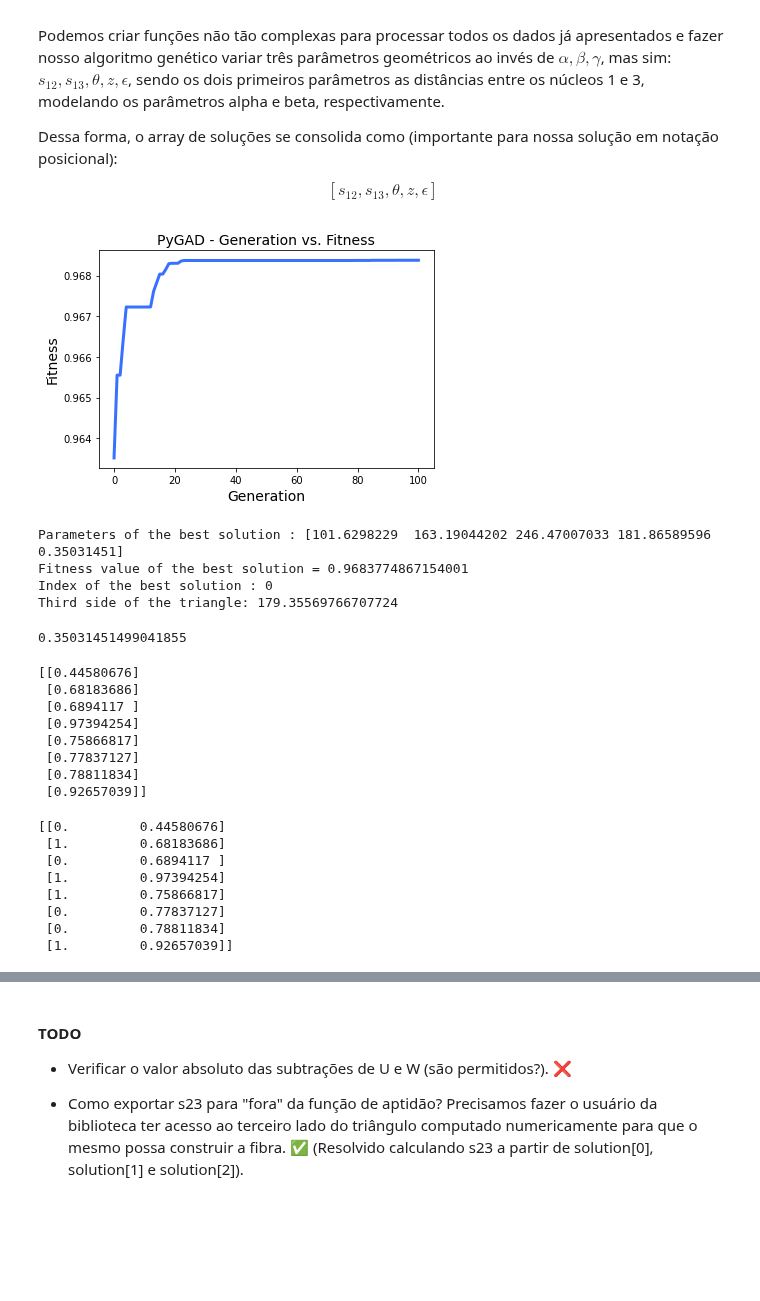
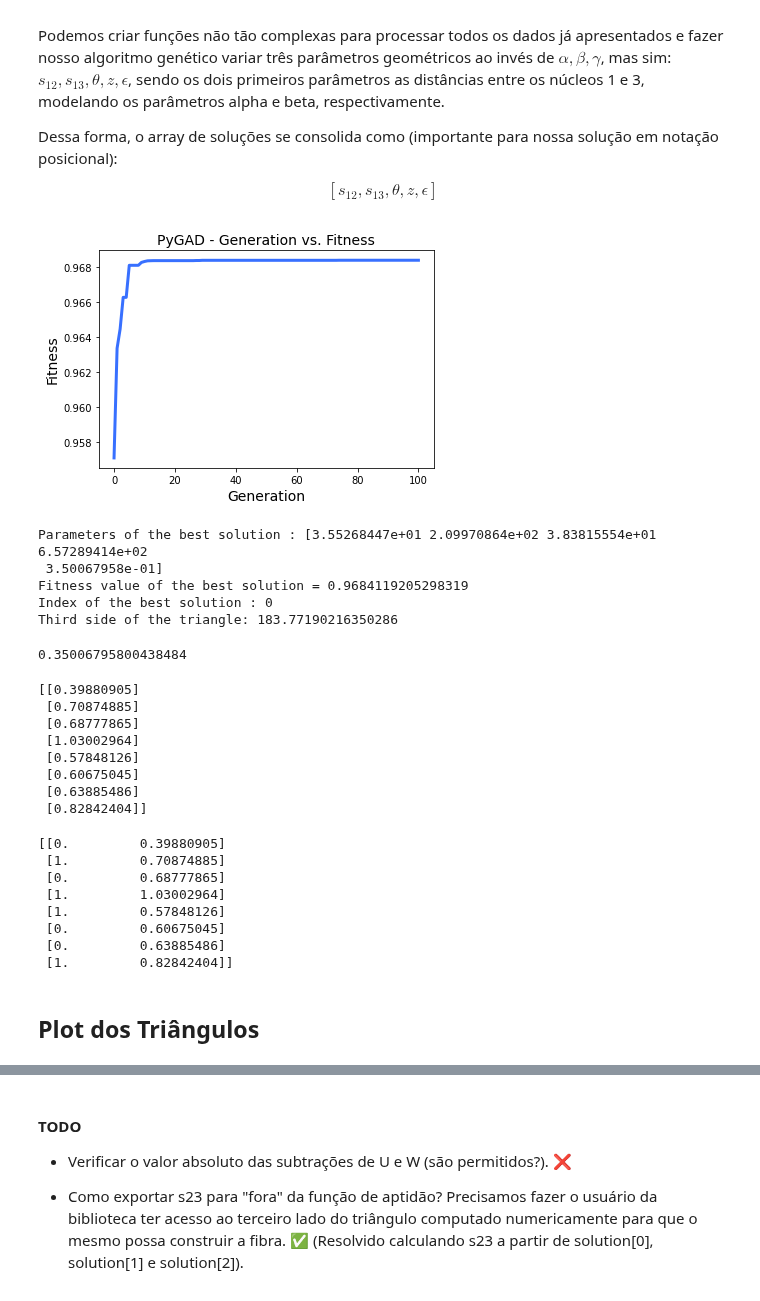
Before and after one commit to williambrunos/PIBIC, a Jupyter notebook: Semana_4/GA_PyGad_Implementation.ipynb, the cells around one changed output, grey strips where cells are left out. Cells and saved outputs as stored; diff of their text form; code cells hidden in the pictures; blank space fills up the shorter version.

```diff
--- a/Semana_4/GA_PyGad_Implementation.ipynb
+++ b/Semana_4/GA_PyGad_Implementation.ipynb
@@ -493,15 +494,8 @@ def find_best_solutions_for_triangular_arrange(target, n1, n2, a, lamb, Beta_0):
   k = 2 * math.pi / lamb
   Delta = (math.pow(n1, 2) - math.pow(n2, 2)) / math.pow(n1, 2)
   V = k * a * n1 * math.sqrt(2 * Delta)
-  try:
-    U = k * a * math.sqrt((math.pow(n1, 2) - math.pow((Beta_0 / k), 2)))
-  except KeyError:
-    print('Por favor, insira valores de n1, Beta_0 e lambda tais que: n1² > (Beta_0 / k) ²')
-
-  try:
-    W = k * a * math.sqrt((math.pow((Beta_0 / k), 2) - math.pow(n2, 2)))
-  except KeyError:
-    print('Por favor, insira valores de n2, Beta_0 e lambda tais que: (Beta_0 / k)² > n2²')
+  U = k * a * math.sqrt(abs(math.pow(n1, 2) - math.pow((Beta_0 / k), 2)))
+  W = k * a * math.sqrt(abs(math.pow((Beta_0 / k), 2) - math.pow(n2, 2)))
 
   # solution = [s12, s13, theta, z, epsilon]
   def AptidaoArranjoTriangular(solution, solution_idx):
@@ -562,13 +556,13 @@ def find_best_solutions_for_triangular_arrange(target, n1, n2, a, lamb, Beta_0):
   return solution, solution_fitness, solution_idx
 # %%
 solution, solution_fitness, solution_idx = find_best_solutions_for_triangular_arrange(np.array([0, 0, 0, 0, 0, 0, 0, 1], dtype='float'),
-                                                                                      1.02,
-                                                                                      1,
-                                                                                      0.3,
-                                                                                      2,
-                                                                                      5)
+                                                                                      n1=1.02,
+                                                                                      n2=1,
+                                                                                      a=3,
+                                                                                      lamb=2,
+                                                                                      Beta_0=5)
 # %% [output]
-[figure, old version]
+[figure, new version]
 # %%
 # Print de valores da fibra óptica fora da função (IDEAL)
 print("\n\nParameters of the best solution : {solution}".format(solution=solution))
@@ -577,16 +571,17 @@ print("Index of the best solution : {solution_idx}".format(solution_idx=solution
 s23 = math.sqrt(math.pow(solution[0], 2) + math.pow(solution[1], 2) - 2 * solution[0] * solution[1] * math.cos(solution[2]))
 print('Third side of the triangle: {third_side}'.format(third_side=s23))
 # %% [output]
-Parameters of the best solution : [101.6298229  163.19044202 246.47007033 181.86589596   0.35031451]
-Fitness value of the best solution = 0.9683774867154001
+Parameters of the best solution : [3.55268447e+01 2.09970864e+02 3.83815554e+01 6.57289414e+02
+ 3.50067958e-01]
+Fitness value of the best solution = 0.9684119205298319
 Index of the best solution : 0
-Third side of the triangle: 179.35569766707724
+Third side of the triangle: 183.77190216350286
 # %%
 # Célula de Teste para o parâmetro solution
 triangle_first_side, triangle_second_side, triangle_angle, z, epsilon = solution
 print(epsilon)
 # %% [output]
-0.35031451499041855
+0.35006795800438484
 # %%
 def return_contrast_ratio(target, n1, n2, a, lamb, Beta_0, solution):
   """
@@ -639,25 +634,27 @@ def return_contrast_ratio(target, n1, n2, a, lamb, Beta_0, solution):
 Out_test = return_contrast_ratio(np.array([0, 1, 0, 1, 1, 0, 0, 1], dtype='float'), 1.02, 1, 0.3, 2, 5, solution)
 print(abs(Out_test))
 # %% [output]
-[[0.44580676]
- [0.68183686]
- [0.6894117 ]
- [0.97394254]
- [0.75866817]
- [0.77837127]
- [0.78811834]
- [0.92657039]]
+[[0.39880905]
+ [0.70874885]
+ [0.68777865]
+ [1.03002964]
+ [0.57848126]
+ [0.60675045]
+ [0.63885486]
+ [0.82842404]]
 # %%
 target = np.array([0, 1, 0, 1, 1, 0, 0, 1], dtype='float')
 target = np.vstack(target)
 final_array = np.concatenate((target, abs(Out_test)), axis=1)
 print(final_array)
 # %% [output]
-[[0.         0.44580676]
- [1.         0.68183686]
- [0.         0.6894117 ]
- [1.         0.97394254]
- [1.         0.75866817]
- [0.         0.77837127]
- [0.         0.78811834]
- [1.         0.92657039]]
+[[0.         0.39880905]
+ [1.         0.70874885]
+ [0.         0.68777865]
+ [1.         1.03002964]
+ [1.         0.57848126]
+ [0.         0.60675045]
+ [0.         0.63885486]
+ [1.         0.82842404]]
+# %% [markdown]
+## Plot dos Triângulos
```
Also changed, not shown: parts of 9 cells of this notebook.
